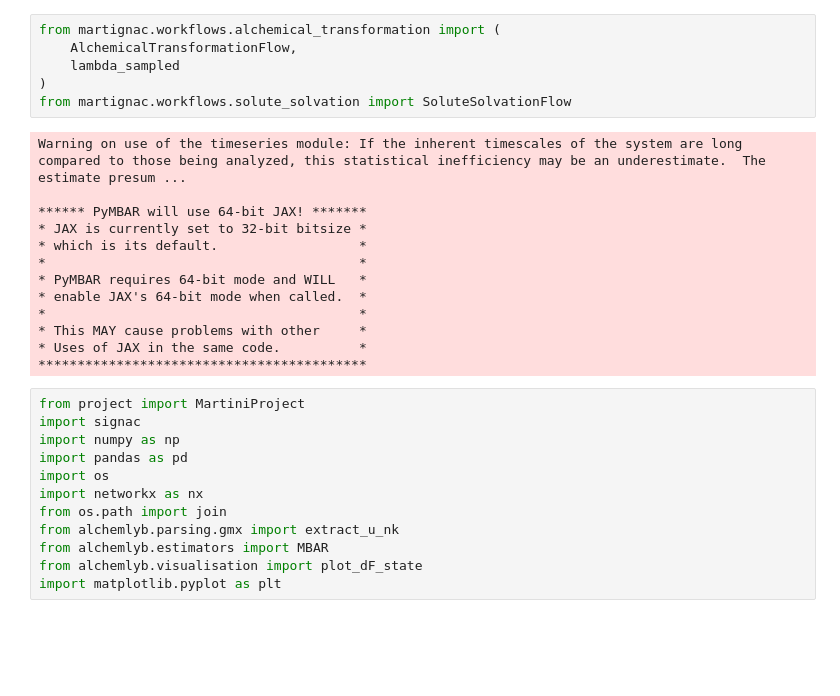
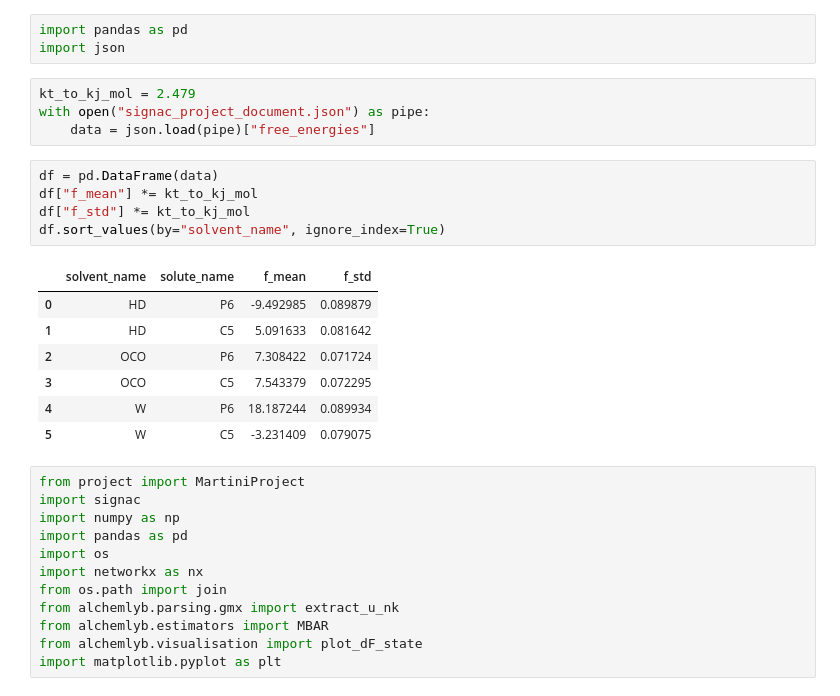
Before and after one commit to tbereau/martignac, a Jupyter notebook: scripts/martini_fep/analysis.ipynb, the cells around one changed output. Saved outputs shown, nothing was run; the diff lists cells and outputs as text; blank space fills up the shorter version.

```diff
--- a/scripts/martini_fep/analysis.ipynb
+++ b/scripts/martini_fep/analysis.ipynb
@@ -1,22 +1,23 @@
-# %%
-from martignac.workflows.alchemical_transformation import (
-    AlchemicalTransformationFlow,
-    lambda_sampled
-)
-from martignac.workflows.solute_solvation import SoluteSolvationFlow
-# %% [output]
-Warning on use of the timeseries module: If the inherent timescales of the system are long compared to those being analyzed, this statistical inefficiency may be an underestimate.  The estimate presum ...
-
-****** PyMBAR will use 64-bit JAX! *******
-* JAX is currently set to 32-bit bitsize *
-* which is its default.                  *
-*                                        *
-* PyMBAR requires 64-bit mode and WILL   *
-* enable JAX's 64-bit mode when called.  *
-*                                        *
-* This MAY cause problems with other     *
-* Uses of JAX in the same code.          *
-******************************************
+# %%
+import pandas as pd
+import json
+# %%
+kt_to_kj_mol = 2.479
+with open("signac_project_document.json") as pipe:
+    data = json.load(pipe)["free_energies"]
+# %%
+df = pd.DataFrame(data)
+df["f_mean"] *= kt_to_kj_mol
+df["f_std"] *= kt_to_kj_mol
+df.sort_values(by="solvent_name", ignore_index=True)
+# %% [output]
+|  | solvent_name | solute_name | f_mean | f_std |
+| 0 | HD | P6 | -9.492985 | 0.089879 |
+| 1 | HD | C5 | 5.091633 | 0.081642 |
+| 2 | OCO | P6 | 7.308422 | 0.071724 |
+| 3 | OCO | C5 | 7.543379 | 0.072295 |
+| 4 | W | P6 | 18.187244 | 0.089934 |
+| 5 | W | C5 | -3.231409 | 0.079075 |
 # %%
 from project import MartiniProject
 import signac
```
Also changed, not shown: 10 other files.
